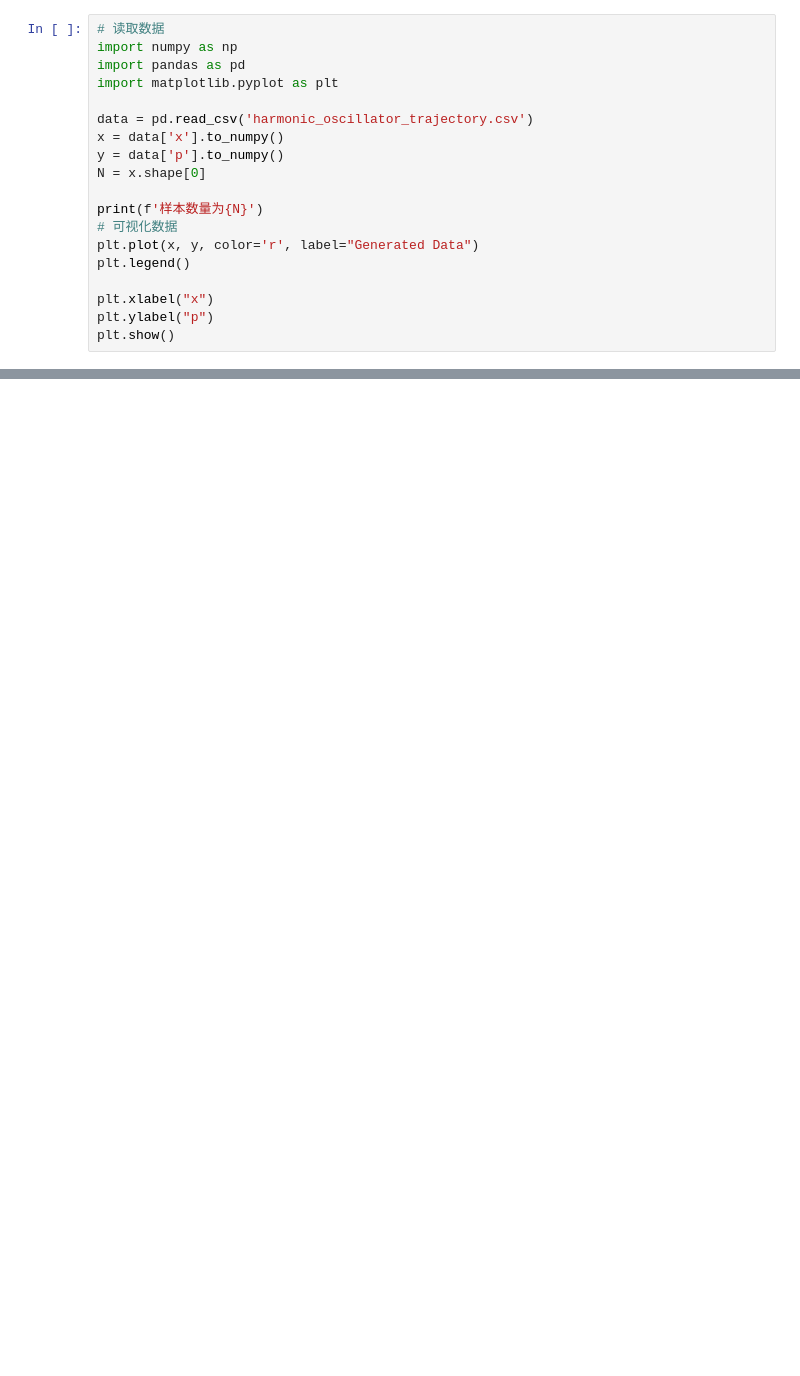
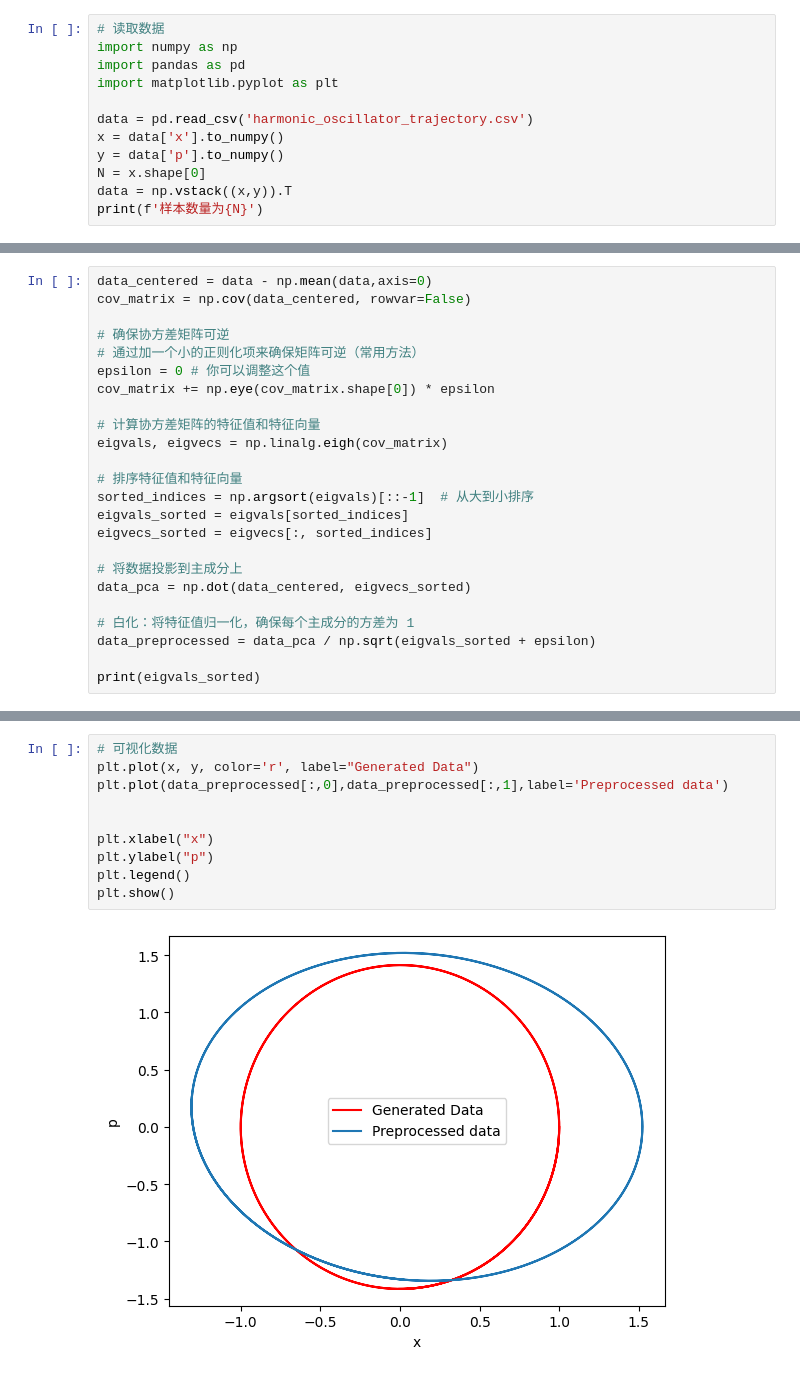
Before and after one commit to ErisLee-lmy/AI-Feynman-Reproduction, a Jupyter notebook: NLPCA_try.ipynb, the cells around one changed output, grey strips where cells are left out. Cells and saved outputs as stored; diff of their text form; blank space fills up the shorter version.

```diff
--- a/NLPCA_try.ipynb
+++ b/NLPCA_try.ipynb
@@ -8,14 +8,7 @@ data = pd.read_csv('harmonic_oscillator_trajectory.csv')
 x = data['x'].to_numpy()
 y = data['p'].to_numpy()
 N = x.shape[0]
-
+data = np.vstack((x,y)).T
 print(f'样本数量为{N}')
-# 可视化数据
-plt.plot(x, y, color='r', label="Generated Data")
-plt.legend()
-
-plt.xlabel("x")
-plt.ylabel("p")
-plt.show()
 # %% [output]
 样本数量为10000
@@ -91,0 +15,24 @@ plt.show()
+# %%
+data_centered = data - np.mean(data,axis=0)
+cov_matrix = np.cov(data_centered, rowvar=False)
+
+# 确保协方差矩阵可逆
+# 通过加一个小的正则化项来确保矩阵可逆（常用方法）
+epsilon = 0 # 你可以调整这个值
+cov_matrix += np.eye(cov_matrix.shape[0]) * epsilon
+
+# 计算协方差矩阵的特征值和特征向量
+eigvals, eigvecs = np.linalg.eigh(cov_matrix)
+
+# 排序特征值和特征向量
+sorted_indices = np.argsort(eigvals)[::-1]  # 从大到小排序
+eigvals_sorted = eigvals[sorted_indices]
+eigvecs_sorted = eigvecs[:, sorted_indices]
+
+# 将数据投影到主成分上
+data_pca = np.dot(data_centered, eigvecs_sorted)
+
+# 白化：将特征值归一化，确保每个主成分的方差为 1
+data_preprocessed = data_pca / np.sqrt(eigvals_sorted + epsilon)
+
+print(eigvals_sorted)
@@ -91,0 +41,12 @@ plt.show()
+# %%
+# 可视化数据
+plt.plot(x, y, color='r', label="Generated Data")
+plt.plot(data_preprocessed[:,0],data_preprocessed[:,1],label='Preprocessed data')
+
+
+plt.xlabel("x")
+plt.ylabel("p")
+plt.legend()
+plt.show()
+# %% [output]
+[figure, added]
```
Also changed, not shown: parts of 4 cells of this notebook, 1 other file.
